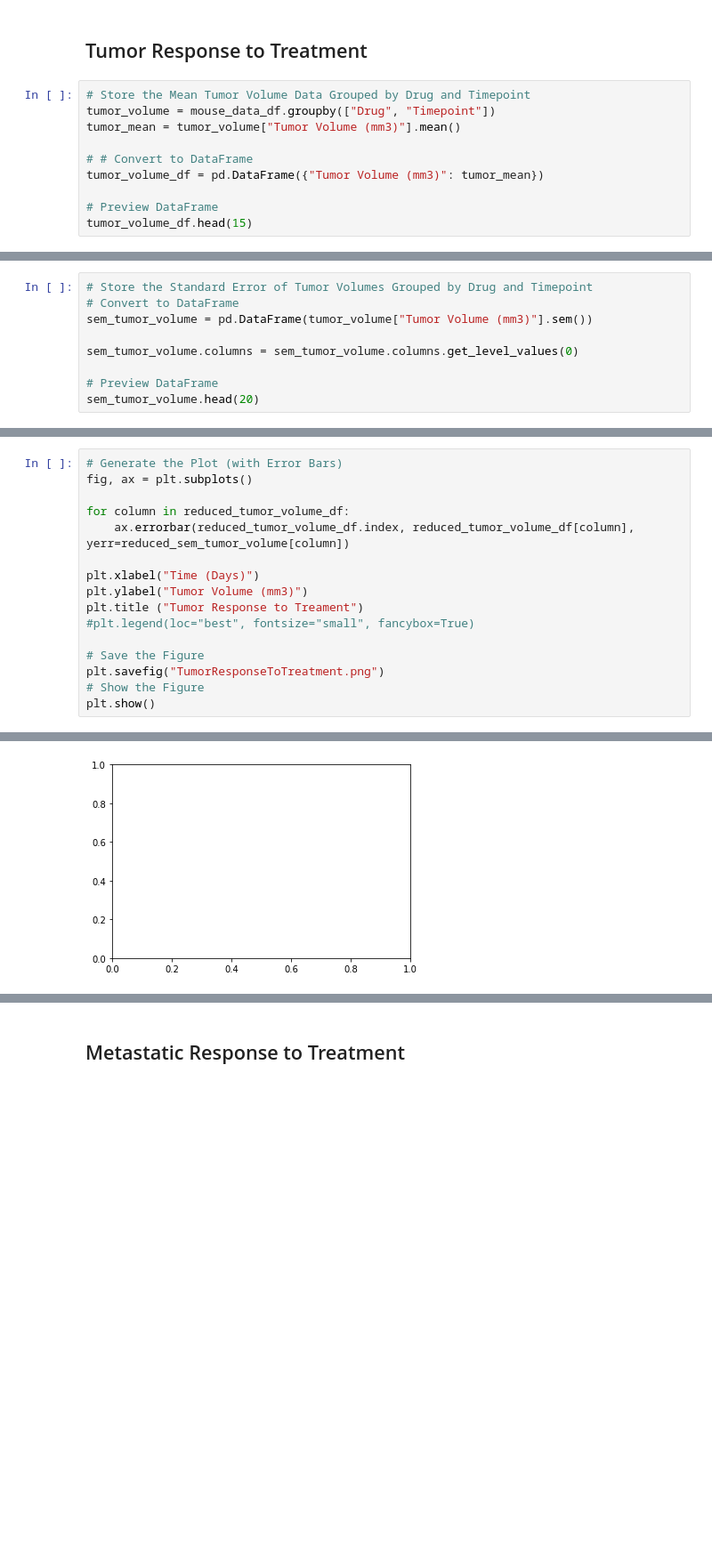
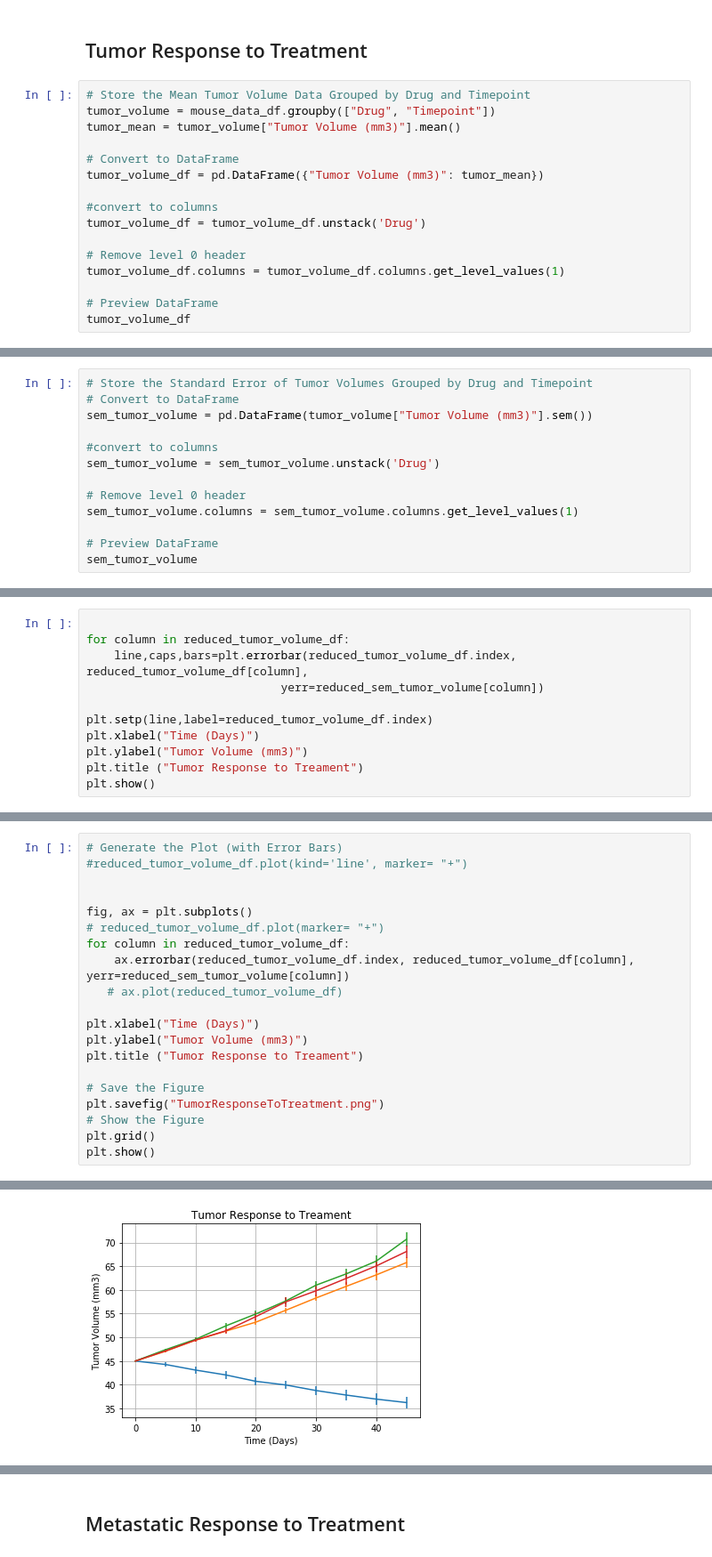
Before and after one commit to cruxclimb/matplotlib-challenge, a Jupyter notebook: Pymaceuticals/pymaceuticals_starter.ipynb, the cells around one changed output, grey strips where cells are left out. Shown at 89% size. Drawn from its saved outputs; the diff is of its cells as text; blank space fills up the shorter version.

```diff
--- a/Pymaceuticals/pymaceuticals_starter.ipynb
+++ b/Pymaceuticals/pymaceuticals_starter.ipynb
@@ -39,9 +39,15 @@ mouse_data_df.head()
 tumor_volume = mouse_data_df.groupby(["Drug", "Timepoint"])
 tumor_mean = tumor_volume["Tumor Volume (mm3)"].mean()
 
-# # Convert to DataFrame
+# Convert to DataFrame
 tumor_volume_df = pd.DataFrame({"Tumor Volume (mm3)": tumor_mean})
 
+#convert to columns
+tumor_volume_df = tumor_volume_df.unstack('Drug')
+
+# Remove level 0 header
+tumor_volume_df.columns = tumor_volume_df.columns.get_level_values(1)
+
 # Preview DataFrame
-tumor_volume_df.head(15)
+tumor_volume_df
 # %% [output]
@@ -67,8 +68,12 @@ tumor_volume_df.head(15)
 # Convert to DataFrame
 sem_tumor_volume = pd.DataFrame(tumor_volume["Tumor Volume (mm3)"].sem())
 
-sem_tumor_volume.columns = sem_tumor_volume.columns.get_level_values(0)
+#convert to columns
+sem_tumor_volume = sem_tumor_volume.unstack('Drug')
+
+# Remove level 0 header
+sem_tumor_volume.columns = sem_tumor_volume.columns.get_level_values(1)
 
 # Preview DataFrame
-sem_tumor_volume.head(20)
+sem_tumor_volume
 # %% [output]
@@ -132,0 +119,11 @@ reduced_sem_tumor_volume.head()
+# %%
+
+for column in reduced_tumor_volume_df:
+    line,caps,bars=plt.errorbar(reduced_tumor_volume_df.index, reduced_tumor_volume_df[column],
+                            yerr=reduced_sem_tumor_volume[column])
+
+plt.setp(line,label=reduced_tumor_volume_df.index)
+plt.xlabel("Time (Days)")
+plt.ylabel("Tumor Volume (mm3)")
+plt.title ("Tumor Response to Treament")
+plt.show()
@@ -133,17 +132,21 @@ reduced_sem_tumor_volume.head()
 # %%
 # Generate the Plot (with Error Bars)
+#reduced_tumor_volume_df.plot(kind='line', marker= "+")
+
+
 fig, ax = plt.subplots()
-
+# reduced_tumor_volume_df.plot(marker= "+")
 for column in reduced_tumor_volume_df:
     ax.errorbar(reduced_tumor_volume_df.index, reduced_tumor_volume_df[column], yerr=reduced_sem_tumor_volume[column])
+   # ax.plot(reduced_tumor_volume_df)
 
 plt.xlabel("Time (Days)")
 plt.ylabel("Tumor Volume (mm3)")
 plt.title ("Tumor Response to Treament")
-#plt.legend(loc="best", fontsize="small", fancybox=True)
 
 # Save the Figure
 plt.savefig("TumorResponseToTreatment.png")
 # Show the Figure
+plt.grid()
 plt.show()
 # %% [output]
@@ -151,4 +153,4 @@ TypeError: ('Tumor Volume (mm3)', 0) is not a string
-[figure, old version]
+[figure, new version]
 # %% [markdown]
 ![Tumor Response to Treatment](../Images/treatment.png)
 # %% [markdown]
```
Also changed, not shown: parts of 20 cells of this notebook, 4 other files.
